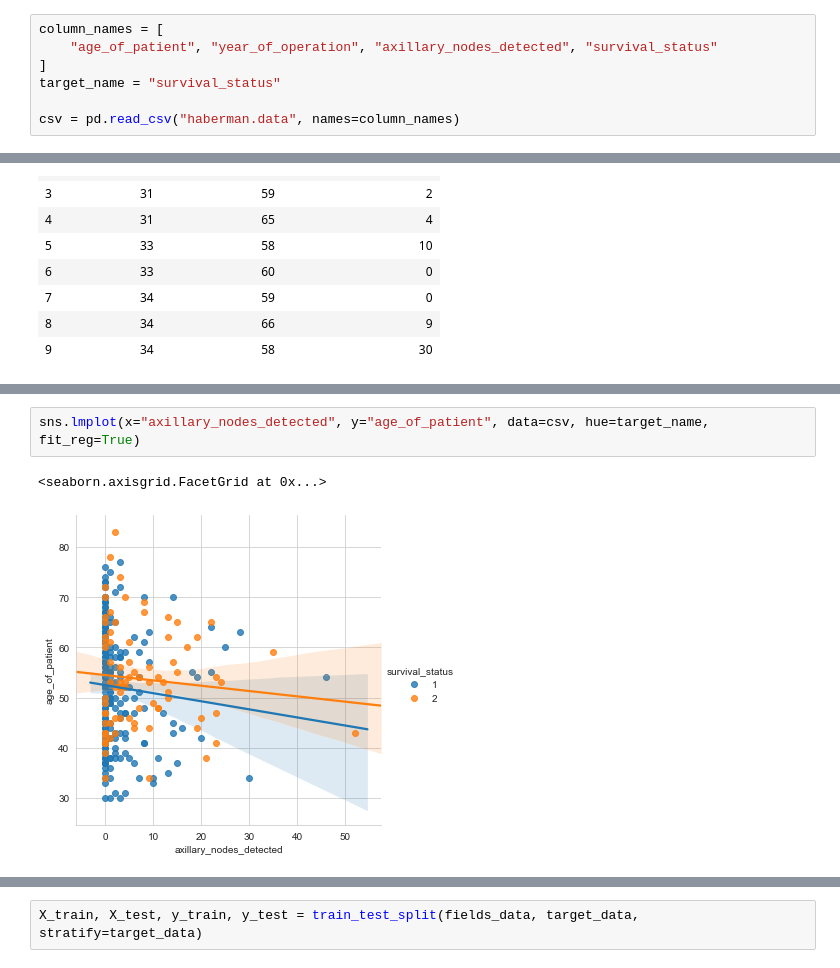
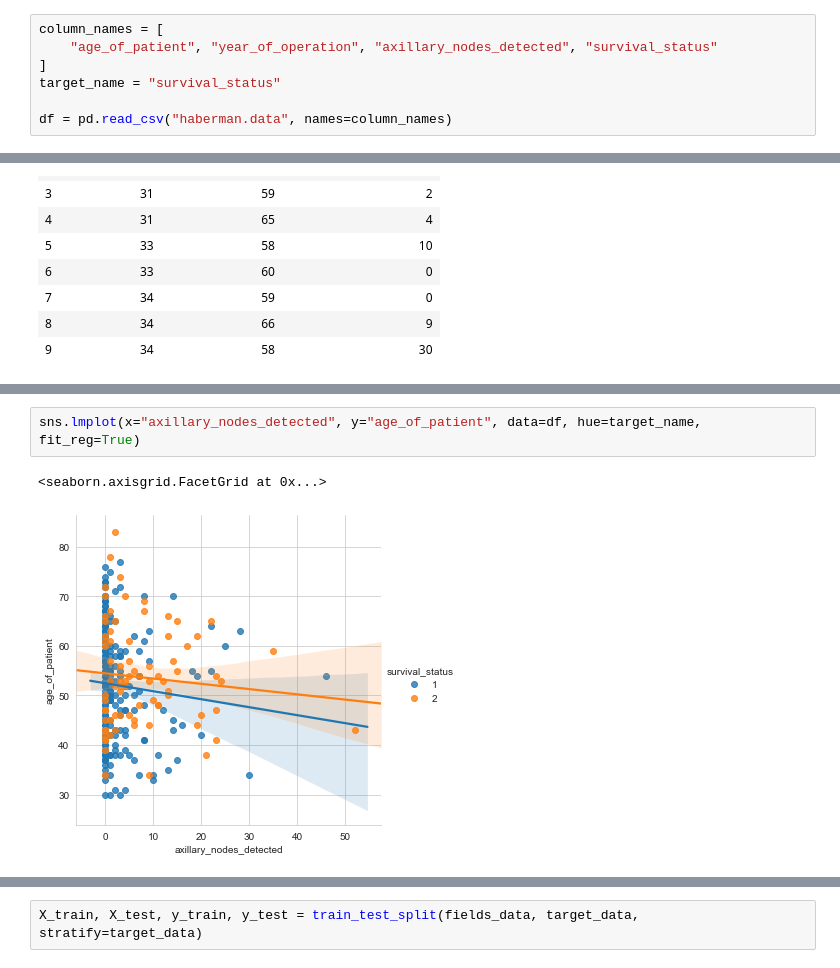
Before and after one commit to ernestomancebo/haberman-sgry-neural-ntwrk, a Jupyter notebook: Haberman Surgery.ipynb, the cells around one changed output, grey strips where cells are left out. Drawn from its saved outputs; the diff is of its cells as text.

```diff
--- a/Haberman Surgery.ipynb
+++ b/Haberman Surgery.ipynb
@@ -19,4 +20,4 @@ column_names = [
 ]
 target_name = "survival_status"
 
-csv = pd.read_csv("haberman.data", names=column_names)
+df = pd.read_csv("haberman.data", names=column_names)
@@ -54,5 +69,5 @@ sns.heatmap(corr)
 # %%
-sns.lmplot(x="axillary_nodes_detected", y="age_of_patient", data=csv, hue=target_name, fit_reg=True)
+sns.lmplot(x="axillary_nodes_detected", y="age_of_patient", data=df, hue=target_name, fit_reg=True)
 # %% [output]
 <seaborn.axisgrid.FacetGrid at 0x...>
-[figure, old version]
+[figure, new version]
```
Also changed, not shown: parts of 55 cells of this notebook, 1 other file.
